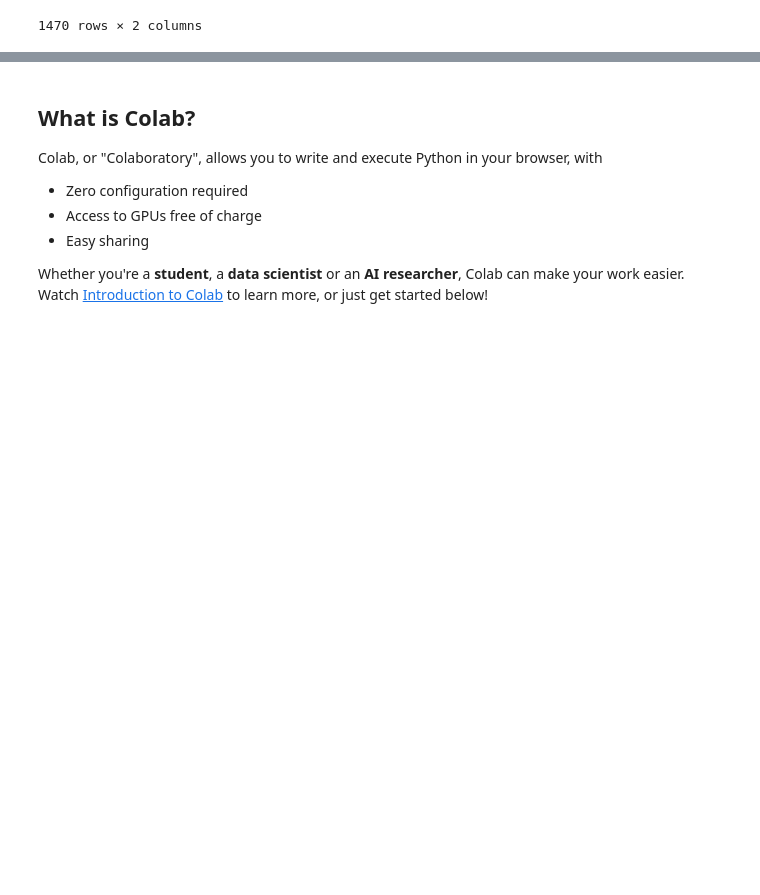
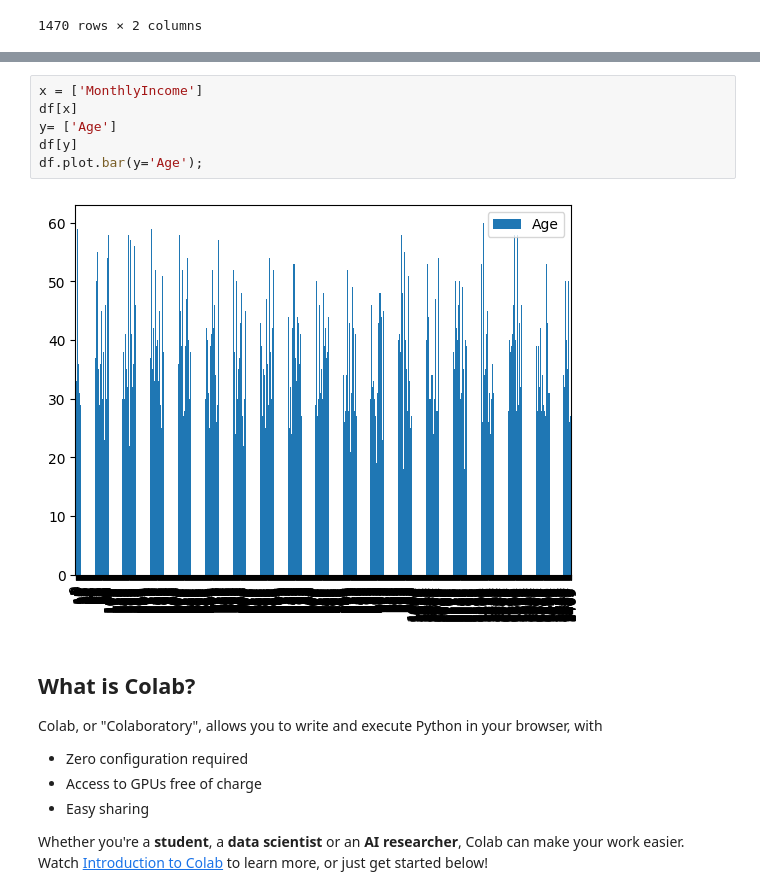
Before and after one commit to Aliasghar9753/aliasghar9753, a Jupyter notebook: Welcome_To_Colab.ipynb, the cells around one changed output, grey strips where cells are left out. Drawn from its saved outputs; the diff is of its cells as text; blank space fills up the shorter version.

```diff
--- a/Welcome_To_Colab.ipynb
+++ b/Welcome_To_Colab.ipynb
@@ -130,3 +137,11 @@ SyntaxError: closing parenthesis ')' does not match opening parenthesis '[' (<ip
+# %%
+x = ['MonthlyIncome']
+df[x]
+y= ['Age']
+df[y]
+df.plot.bar(y='Age');
+# %% [output]
+[figure, added]
 # %% [markdown]
 <div class="markdown-google-sans">
   <h2>What is Colab?</h2>
```
Also changed, not shown: parts of 28 cells of this notebook.
